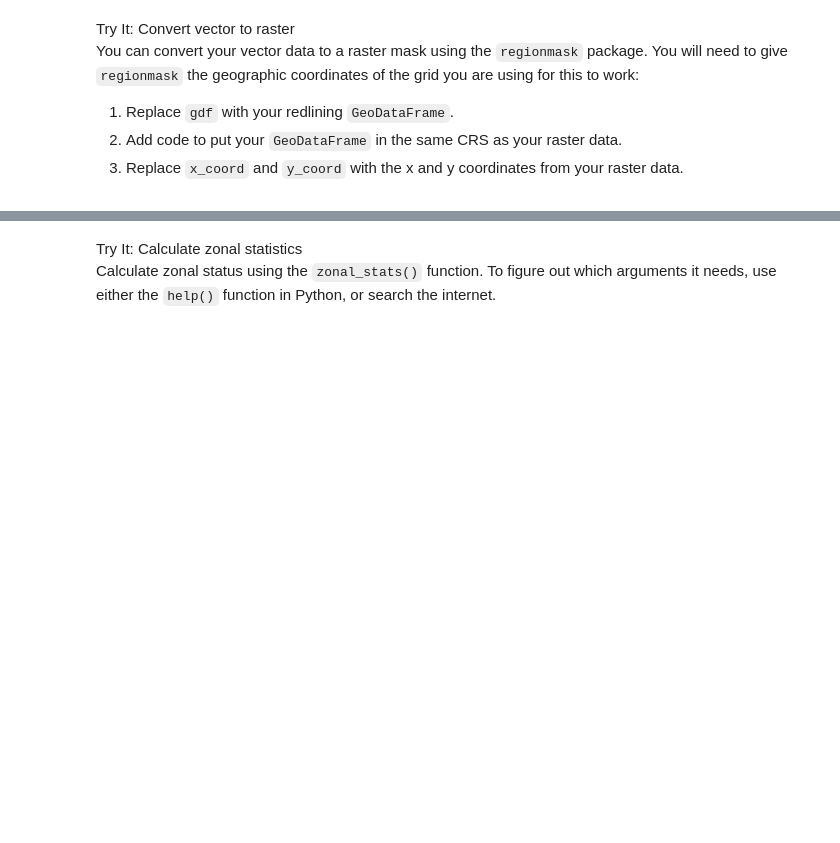
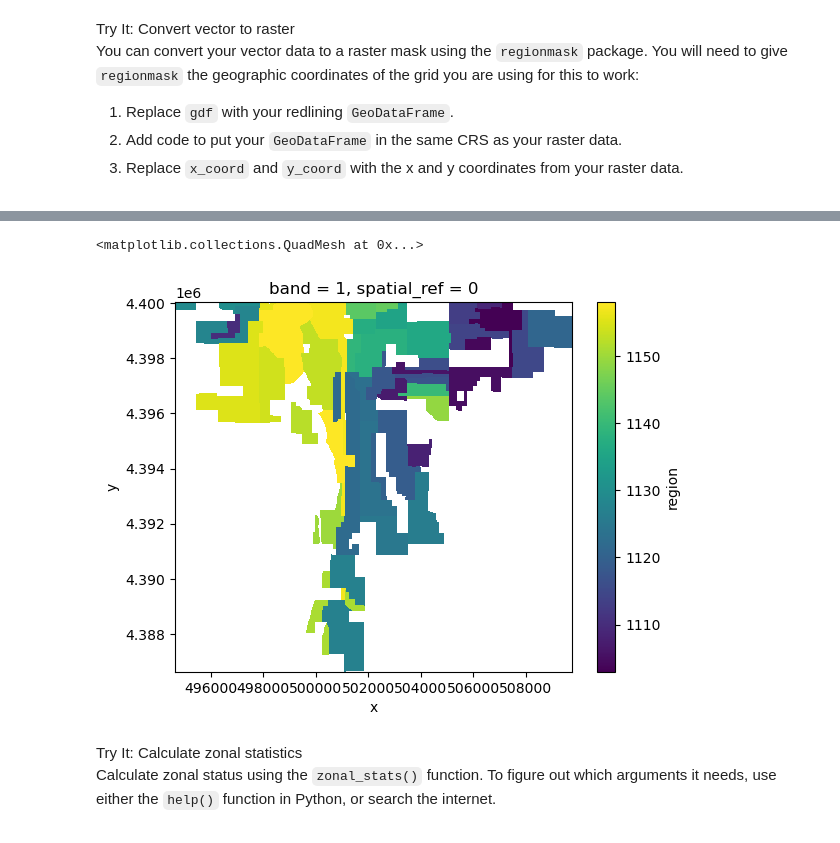
Before and after one commit to earthlab-education/fundamentals-04-redlining-VictoriAragon, a Jupyter notebook: notebooks/redlining-41-zonal-stats.ipynb, the cells around one changed output, grey strips where cells are left out. Saved outputs shown, nothing was run; the diff lists cells and outputs as text; code cells hidden in the pictures; blank space fills up the shorter version.

```diff
--- a/notebooks/redlining-41-zonal-stats.ipynb
+++ b/notebooks/redlining-41-zonal-stats.ipynb
@@ -48,12 +53,23 @@ y coordinates from your raster data.</li>
 # %%
 denver_redlining_mask = regionmask.mask_geopandas(
-    gdf,
-    x_coord, y_coord,
+    den_redlining_gdf.to_crs(ndvi_da.rio.crs),
+    ndvi_da.x, ndvi_da.y,
     # The regions do not overlap
     overlap=False,
     # We're not using geographic coordinates
     wrap_lon=False
+    #gbif_gdf = (
+    #gpd.GeoDataFrame(
+     #   gbif_df,
+      #  geometry=gpd.points_from_xy(
+       #     gbif_df.decimalLongitude,
+        #    gbif_df.decimalLatitude),
+        #crs="ccrs.Mercator")
 )
+denver_redlining_mask.plot()
+# %% [output]
+<matplotlib.collections.QuadMesh at 0x...>
+[figure, added]
 # %% [markdown]
 <link rel="stylesheet" type="text/css" href="./assets/styles.css"><div class="callout callout-style-default callout-titled callout-task"><div class="callout-header"><div class="callout-icon-container"><i class="callout-icon"></i></div><div class="callout-title-container flex-fill">Try It: Calculate zonal statistics</div></div><div class="callout-body-container callout-body"><p>Calculate zonal status using the <code>zonal_stats()</code> function.
 To figure out which arguments it needs, use either the
```
Also changed, not shown: parts of 13 cells of this notebook, 3 other files.
